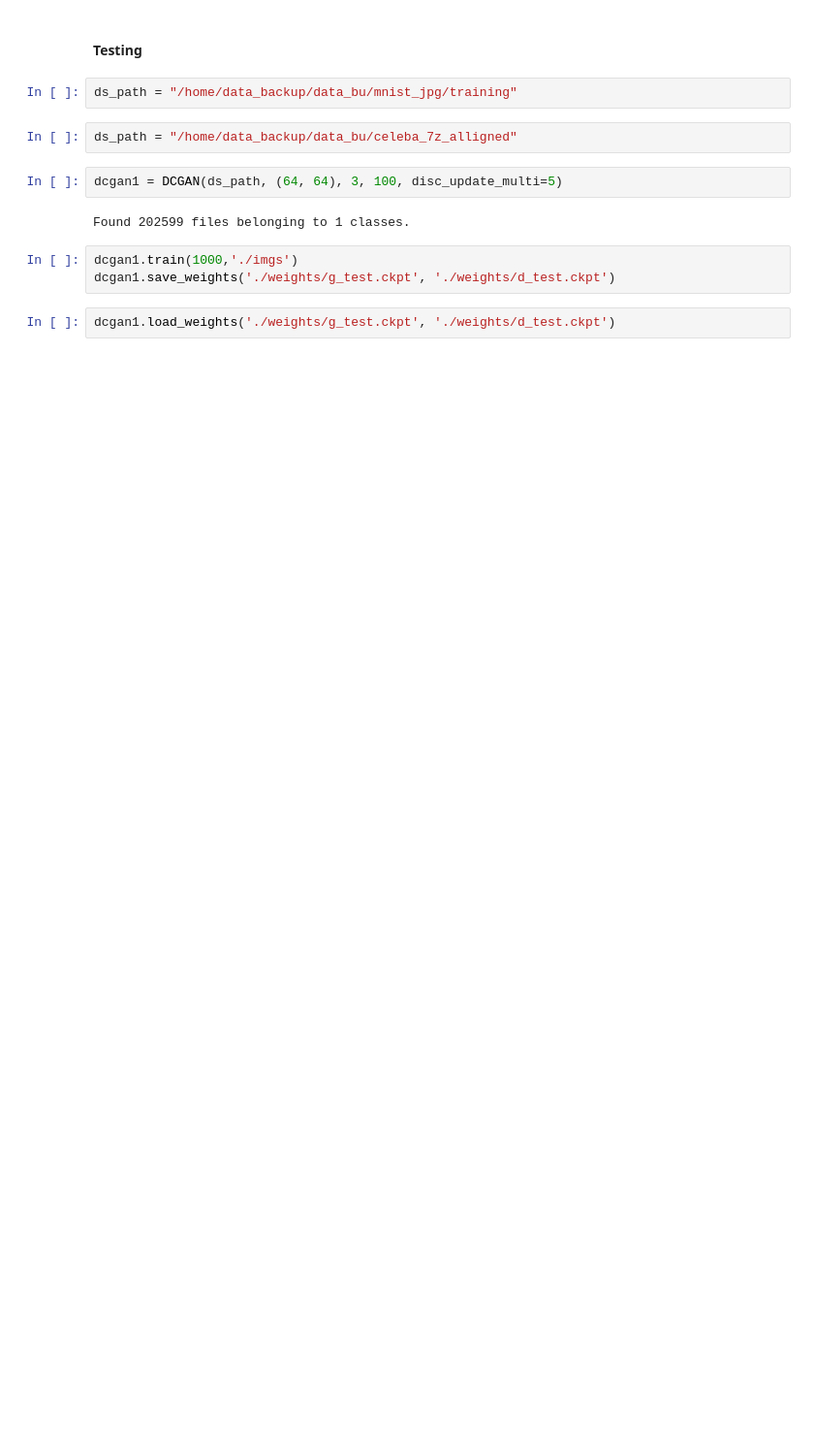
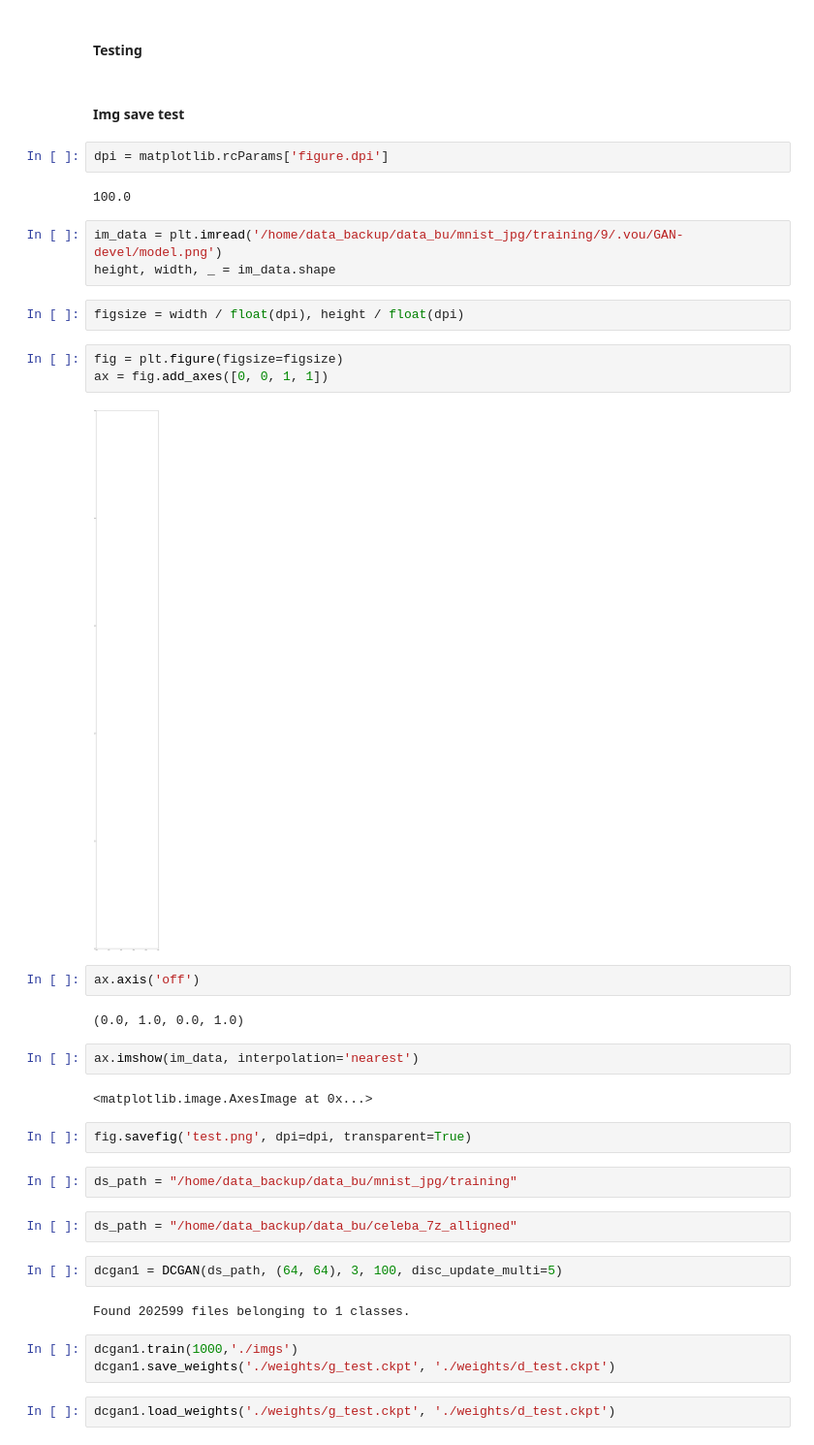
Before and after one commit to tlaw009/GAN-devel, a Jupyter notebook: DCGAN_development.ipynb, the cells around one changed output. Shown at 97% size. Saved outputs shown, nothing was run; the diff lists cells and outputs as text; blank space fills up the shorter version.

Commit message:
fixed image gene

```diff
--- a/DCGAN_development.ipynb
+++ b/DCGAN_development.ipynb
@@ -447,6 +457,32 @@ class DCGAN:
         self.d.build_graph().summary()
 # %% [markdown]
 #### Testing
+# %% [markdown]
+#### Img save test
+# %%
+dpi = matplotlib.rcParams['figure.dpi']
+# %% [output]
+100.0
+# %%
+im_data = plt.imread('/home/data_backup/data_bu/mnist_jpg/training/9/.vou/GAN-devel/model.png')
+height, width, _ = im_data.shape
+# %%
+figsize = width / float(dpi), height / float(dpi)
+# %%
+fig = plt.figure(figsize=figsize)
+ax = fig.add_axes([0, 0, 1, 1])
+# %% [output]
+[figure, added]
+# %%
+ax.axis('off')
+# %% [output]
+(0.0, 1.0, 0.0, 1.0)
+# %%
+ax.imshow(im_data, interpolation='nearest')
+# %% [output]
+<matplotlib.image.AxesImage at 0x...>
+# %%
+fig.savefig('test.png', dpi=dpi, transparent=True)
 # %%
 ds_path = "/home/data_backup/data_bu/mnist_jpg/training"
 # %%
```
Also changed, not shown: parts of 3 cells of this notebook.
